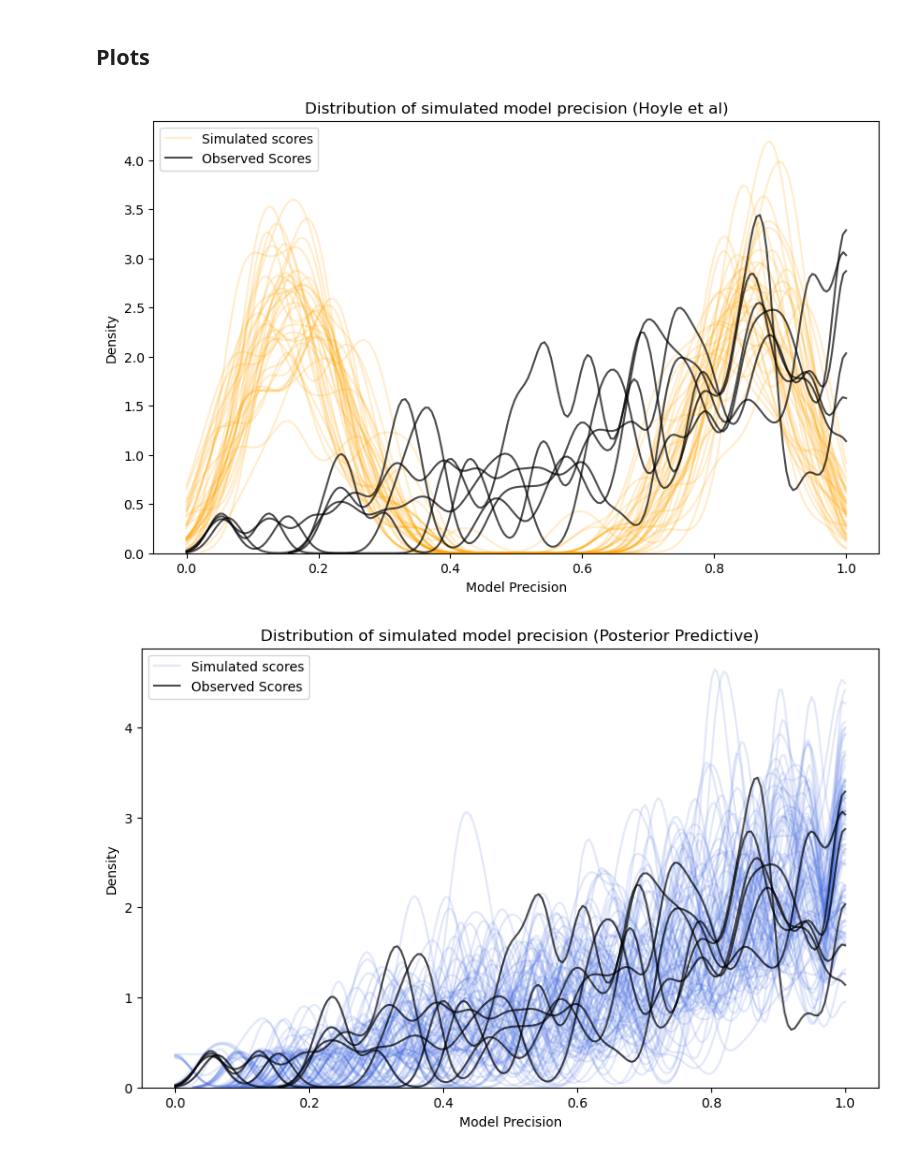
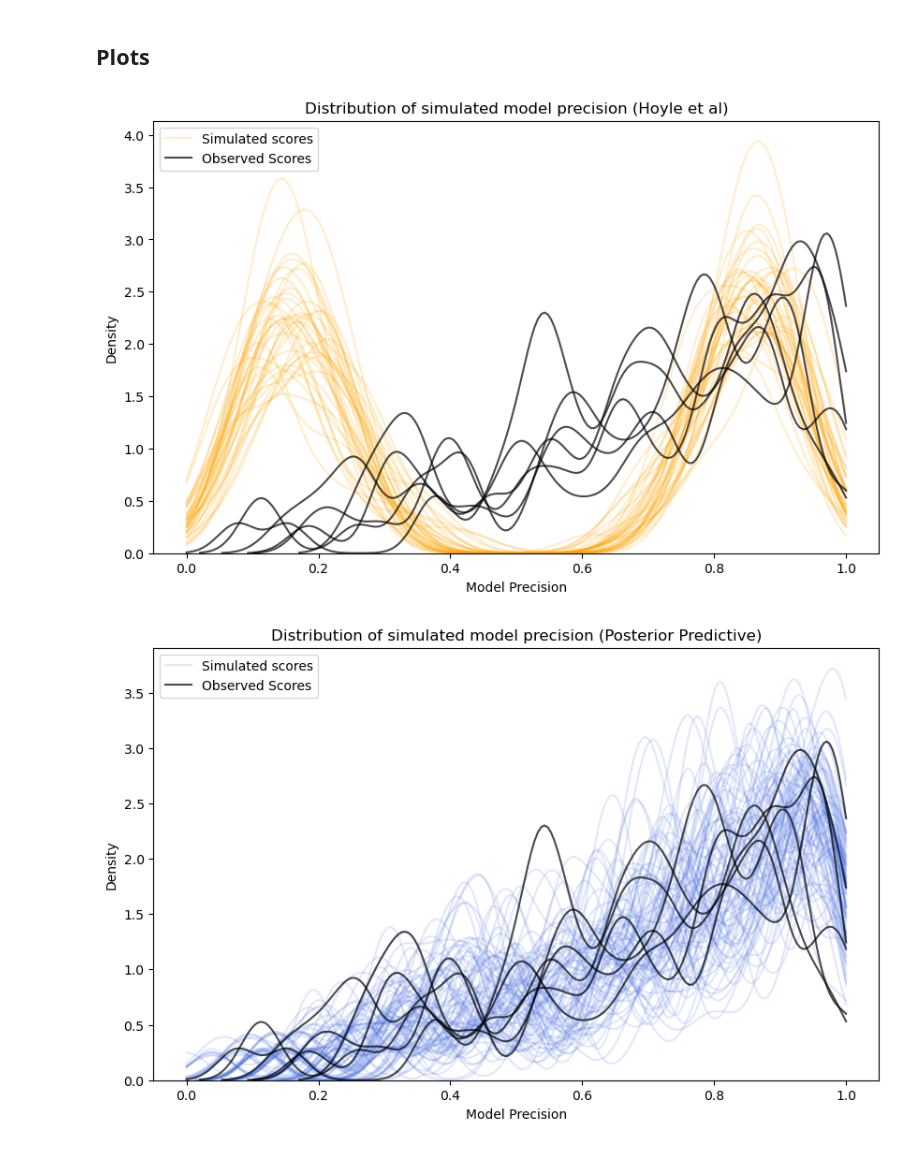
Before and after one commit to imrogerjiang/bayesian-inference-topic-measures, a Jupyter notebook: 6 Power Simulation Comparison.ipynb, the cells around one changed output. Cells and saved outputs as stored; diff of their text form; code cells hidden in the pictures.

Commit message:
finalised section 6 graphs

```diff
--- a/6 Power Simulation Comparison.ipynb
+++ b/6 Power Simulation Comparison.ipynb
@@ -137,7 +137,7 @@ run_simulations(n_runs=n_runs)
 scores = pd.DataFrame()
 
 for sim_id in range(n_sims*4//6):
-    a = pd.read_csv(f"data/{sim_name}/score_{sim_id}.csv")
+    a = pd.read_csv(f"data/{sim_name0}/score_{sim_id}.csv")
     a.insert(0, "sim_id", sim_id)
     scores = pd.concat([scores, a])
 # %%
@@ -148,3 +148,10 @@ counts = (scores.groupby(["sim_id","sim_cordel_id","sim_topic_id"]).agg({"intrus
      .rename(columns={"intrusion":"count"}).reset_index())
 postrr_scores = pd.merge(sums, counts, on=["sim_id","sim_cordel_id","sim_topic_id"])
 postrr_scores["model_precision"] = postrr_scores["sum"]/postrr_scores["count"]
+# %%
+scoresOA = pd.DataFrame()
+
+for sim_id in range(n_sims*4//6):
+    a = pd.read_csv(f"data/{sim_name1}/score_{sim_id}.csv")
+    a.insert(0, "sim_id", sim_id)
+    scoresOA = pd.concat([scoresOA, a])
@@ -269,6 +284,8 @@ obs_scores = pd.merge(sums, counts, on=["cordel_id","topic_id"])
 obs_scores["model_precision"] = postrr_scores["sum"]/postrr_scores["count"]
 # %% [markdown]
 ## Plots
+# %%
+bw_adjust=0.3
 # %%
 # Plotting Simulated Scores
 scores_df = hoyle_scores
@@ -279,60 +296,60 @@ fig, ax = plt.subplots(1, 1, figsize=(10,6))
 # Plot one seperately for legend
 df = scores_df[(scores_df["sim_cordel_id"]==sim_cordel_id)&
                         (scores_df["sim_id"]==0)]
-sns.kdeplot(df["model_precision"], alpha=0.2, bw_adjust=0.2,
+sns.kdeplot(df["model_precision"], alpha=0.2, bw_adjust=bw_adjust,
             c="orange", label="Simulated scores", ax=ax, clip=(0,1))
 for sim_id in sim_ids[1:]:
     df = scores_df[(scores_df["sim_cordel_id"]==sim_cordel_id)&
                             (scores_df["sim_id"]==sim_id)]
-    sns.kdeplot(df["model_precision"], alpha=0.2, bw_adjust=0.2,
+    sns.kdeplot(df["model_precision"], alpha=0.2, bw_adjust=bw_adjust,
                 c="orange", ax=ax, clip=(0,1))
 
 # Plotting Observed Scores
 scores_df = obs_scores
 df = scores_df[(scores_df["cordel_id"]==0)]
-sns.kdeplot(df["model_precision"], alpha=0.7, bw_adjust=0.2,
+sns.kdeplot(df["model_precision"], alpha=0.7, bw_adjust=bw_adjust,
             c="black", ax=ax, clip=(0,1), label="Observed Scores")
 for cordel_id in range(1,6):
     df = scores_df[(scores_df["cordel_id"]==cordel_id)]
-    sns.kdeplot(df["model_precision"], alpha=0.7, bw_adjust=0.2, c="black", ax=ax, clip=(0,1))
+    sns.kdeplot(df["model_precision"], alpha=0.7, bw_adjust=bw_adjust, c="black", ax=ax, clip=(0,1))
 ax.set_title("Distribution of simulated model precision (Hoyle et al)")
 ax.set_xlabel("Model Precision")
 ax.set_ylabel("Density")
 ax.legend()
 plt.show()
 # %% [output]
-[figure, old version]
+[figure, new version]
 # %%
 # Plotting Simulated Scores
 scores_df = postrr_scores
 sim_cordel_id=1
 sim_ids = [i for i in range(96)]
 fig, ax = plt.subplots(1, 1, figsize=(10,6))
 
 # Plot one seperately for legend
 df = scores_df[(scores_df["sim_cordel_id"]==sim_cordel_id)&
                         (scores_df["sim_id"]==0)]
-sns.kdeplot(df["model_precision"], alpha=0.15, bw_adjust=0.2,
+sns.kdeplot(df["model_precision"], alpha=0.15, bw_adjust=bw_adjust,
             c="royalblue", label="Simulated scores", ax=ax, clip=(0,1))
 for sim_id in sim_ids[1:]:
     df = scores_df[(scores_df["sim_cordel_id"]==sim_cordel_id)&
                             (scores_df["sim_id"]==sim_id)]
-    sns.kdeplot(df["model_precision"], alpha=0.15, bw_adjust=0.2,
+    sns.kdeplot(df["model_precision"], alpha=0.15, bw_adjust=bw_adjust,
                 c="royalblue", ax=ax, clip=(0,1))
 
 # Plotting Observed Scores
 scores_df = obs_scores
 df = scores_df[(scores_df["cordel_id"]==0)]
-sns.kdeplot(df["model_precision"], alpha=0.7, bw_adjust=0.2,
+sns.kdeplot(df["model_precision"], alpha=0.7, bw_adjust=bw_adjust,
             c="black", ax=ax, clip=(0,1), label="Observed Scores")
 for cordel_id in range(1,6):
     df = scores_df[(scores_df["cordel_id"]==cordel_id)]
-    sns.kdeplot(df["model_precision"], alpha=0.7, bw_adjust=0.2, c="black", ax=ax, clip=(0,1))
+    sns.kdeplot(df["model_precision"], alpha=0.7, bw_adjust=bw_adjust, c="black", ax=ax, clip=(0,1))
 
 ax.set_title("Distribution of simulated model precision (Posterior Predictive)")
 ax.set_xlabel("Model Precision")
 ax.set_ylabel("Density")
 ax.legend()
 plt.show()
 # %% [output]
-[figure, old version]
+[figure, new version]
```
Also changed, not shown: parts of 2 cells of this notebook.
